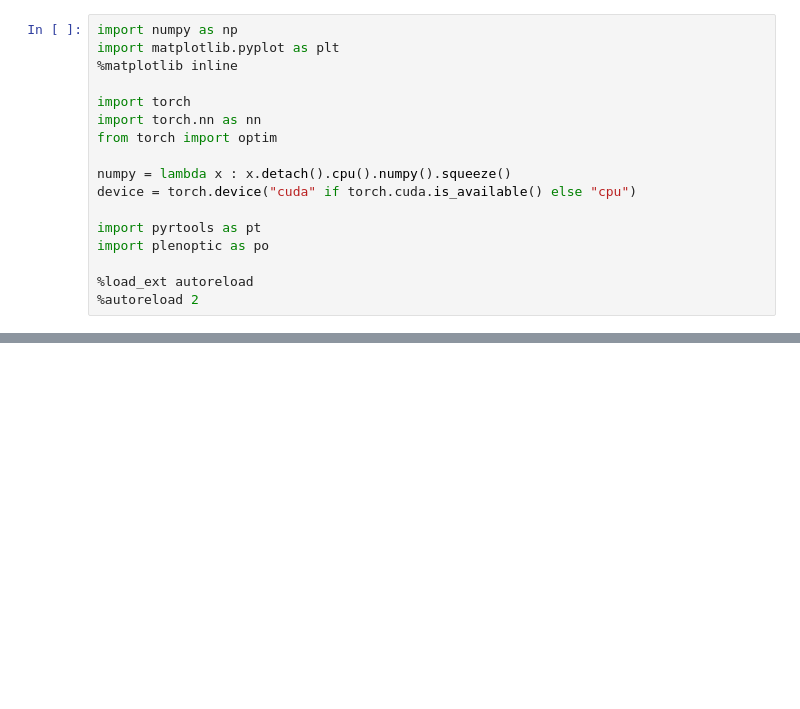
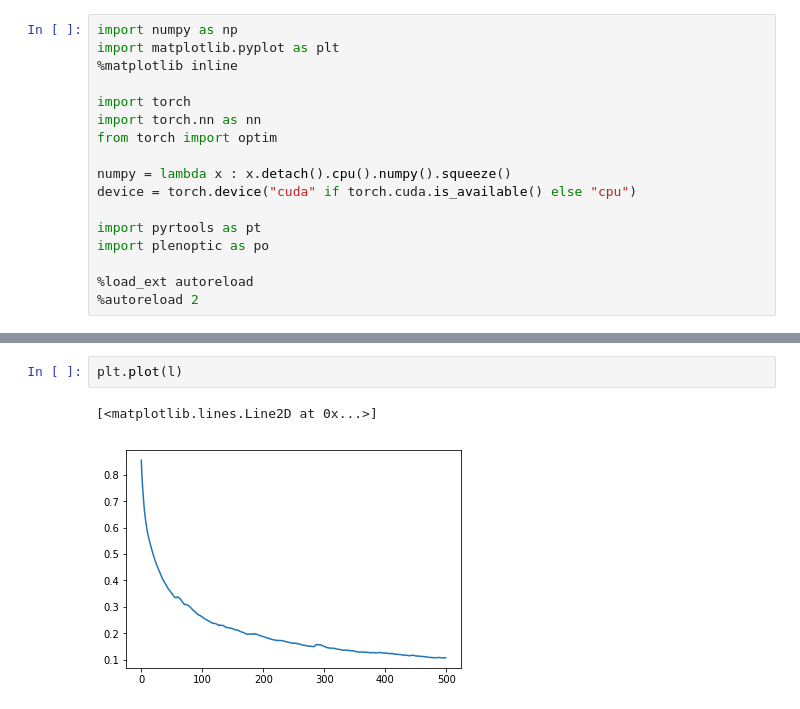
Before and after one commit to plenoptic-org/plenoptic, a Jupyter notebook: examples/perceptual_distance.ipynb, the cells around one changed output, grey strips where cells are left out. Drawn from its saved outputs; the diff is of its cells as text; blank space fills up the shorter version.

```diff
--- a/examples/perceptual_distance.ipynb
+++ b/examples/perceptual_distance.ipynb
@@ -87,0 +110,5 @@ Current distance = 3.81259
+# %%
+plt.plot(l)
+# %% [output]
+[<matplotlib.lines.Line2D at 0x...>]
+[figure, added]
```
Also changed, not shown: parts of 10 cells of this notebook, 5 other files.
